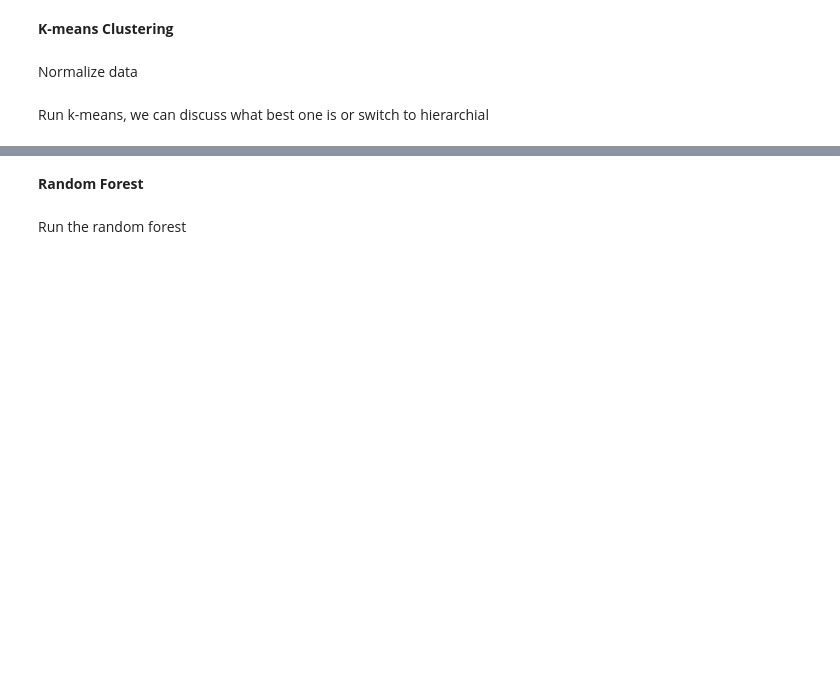
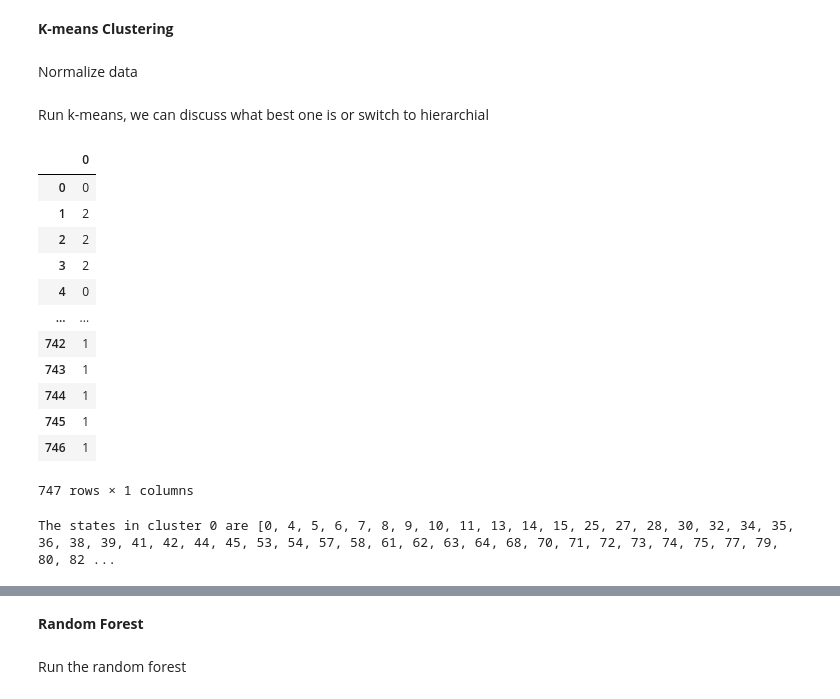
Before and after one commit to Kyle4646/CSE2600_finalproject, a Jupyter notebook: finalproject .ipynb, the cells around one changed output, grey strips where cells are left out. Drawn from its saved outputs; the diff is of its cells as text; code cells hidden in the pictures; blank space fills up the shorter version.

```diff
--- a/finalproject .ipynb
+++ b/finalproject .ipynb
@@ -328,3 +361,26 @@ Normalize data
 Run k-means, we can discuss what best one is or switch to hierarchial
 # %%
 #I was thinking 4 for 4 positions or we can research how many football archetypes there are
+#Test different k to see until good split
+
+kmeans = KMeans(n_clusters=3,
+                random_state=1,
+                n_init=1).fit(UCL_key_normalized)
+
+cluster_km = pd.DataFrame(kmeans.labels_)
+cluster_km.index=UCL_key.index
+cluster_km
+# %% [output]
+|  | 0 |
+| 0 | 0 |
+| 1 | 2 |
+| 2 | 2 |
+| 3 | 2 |
+| 4 | 0 |
+| ... | ... |
+| 742 | 1 |
+| 743 | 1 |
+| 744 | 1 |
+| 745 | 1 |
+| 746 | 1 |
+747 rows × 1 columns
@@ -330,0 +393,13 @@ Run k-means, we can discuss what best one is or switch to hierarchial
+# %%
+#Make it so prints player, team, position
+
+print(f'The players in cluster 0 are '
+      f'{cluster_0.index.unique().tolist()}. '
+      f'The players in cluster 1 are '
+      f'{cluster_1.index.unique().tolist()}. '
+      f'The players in cluster 2 are '
+      f'{cluster_2.index.unique().tolist()}')
+
+#then run analysis
+# %% [output]
+The states in cluster 0 are [0, 4, 5, 6, 7, 8, 9, 10, 11, 13, 14, 15, 25, 27, 28, 30, 32, 34, 35, 36, 38, 39, 41, 42, 44, 45, 53, 54, 57, 58, 61, 62, 63, 64, 68, 70, 71, 72, 73, 74, 75, 77, 79, 80, 82 ...
```
Also changed, not shown: parts of 6 cells of this notebook.
